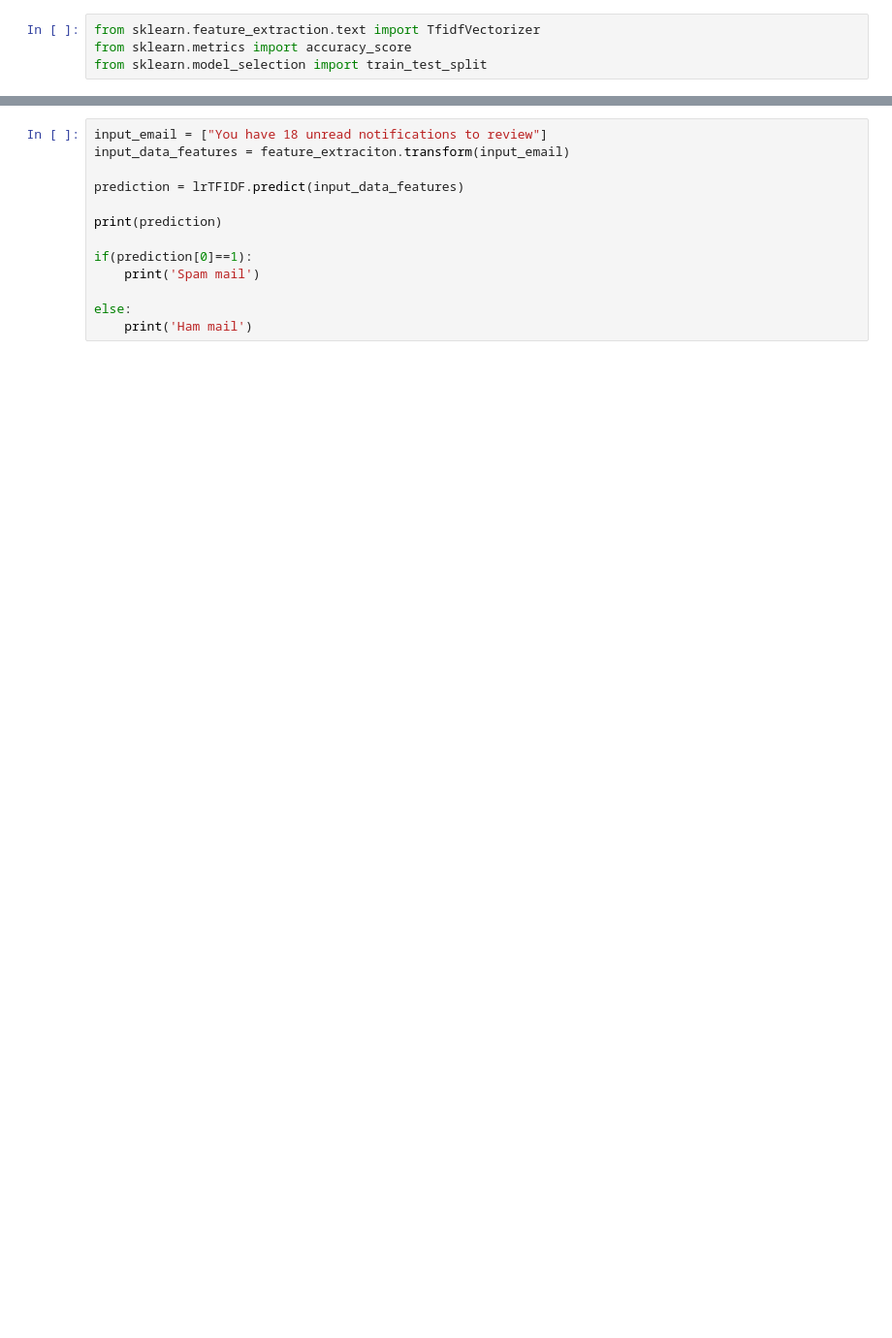
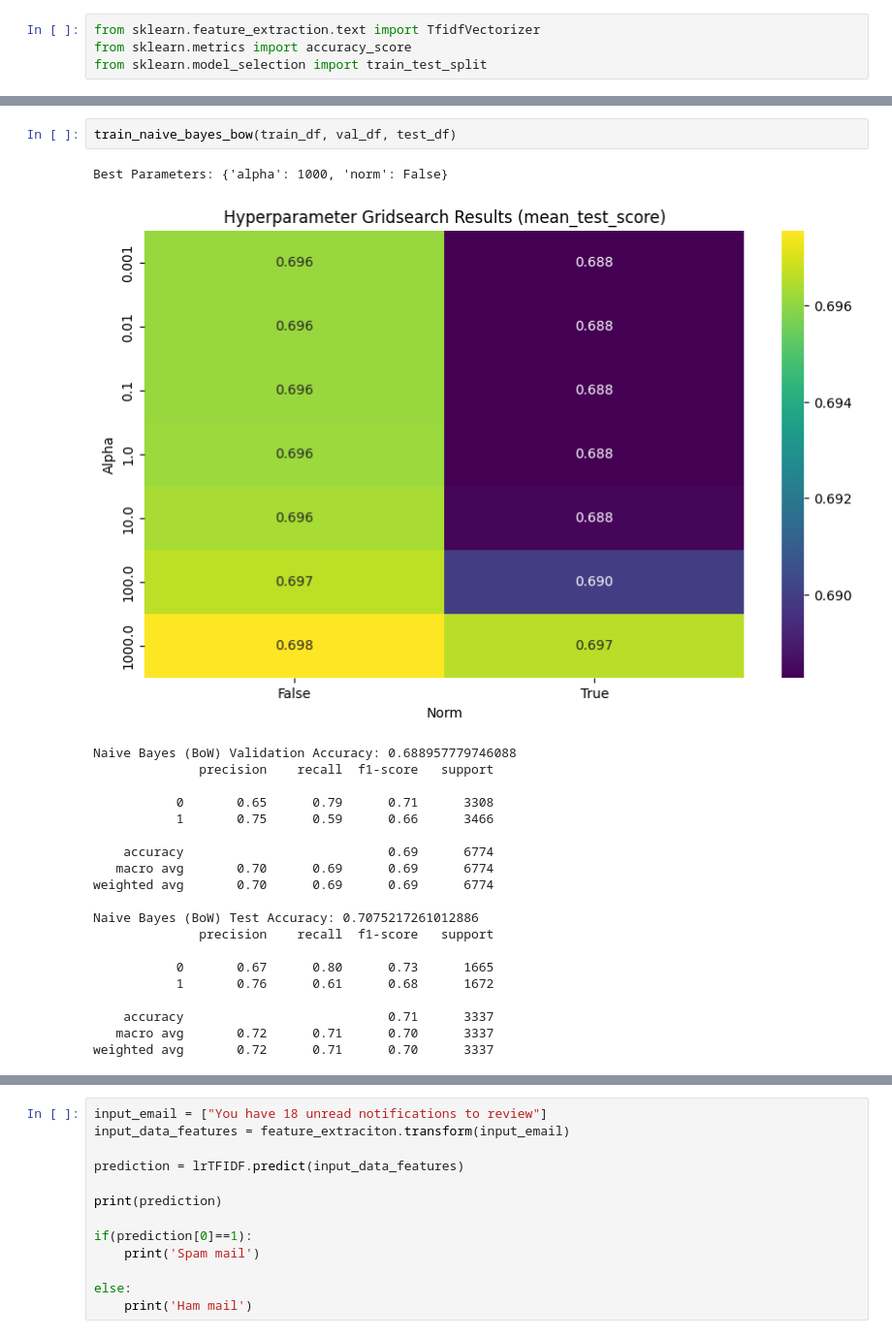
Before and after one commit to nadamdawoud/PROJECTCLASSIFICATION, a Jupyter notebook: main.ipynb, the cells around one changed output, grey strips where cells are left out. Shown at 97% size. Cells and saved outputs as stored; diff of their text form; blank space fills up the shorter version.

```diff
--- a/main.ipynb
+++ b/main.ipynb
@@ -346,0 +792,24 @@ print('accuracy on training data: ', accuracy_test_data)
+# %%
+train_naive_bayes_bow(train_df, val_df, test_df)
+# %% [output]
+Best Parameters: {'alpha': 1000, 'norm': False}
+[figure, added]
+Naive Bayes (BoW) Validation Accuracy: 0.688957779746088
+              precision    recall  f1-score   support
+
+           0       0.65      0.79      0.71      3308
+           1       0.75      0.59      0.66      3466
+
+    accuracy                           0.69      6774
+   macro avg       0.70      0.69      0.69      6774
+weighted avg       0.70      0.69      0.69      6774
+
+Naive Bayes (BoW) Test Accuracy: 0.7075217261012886
+              precision    recall  f1-score   support
+
+           0       0.67      0.80      0.73      1665
+           1       0.76      0.61      0.68      1672
+
+    accuracy                           0.71      3337
+   macro avg       0.72      0.71      0.70      3337
+weighted avg       0.72      0.71      0.70      3337
```
Also changed, not shown: parts of 34 cells of this notebook.
